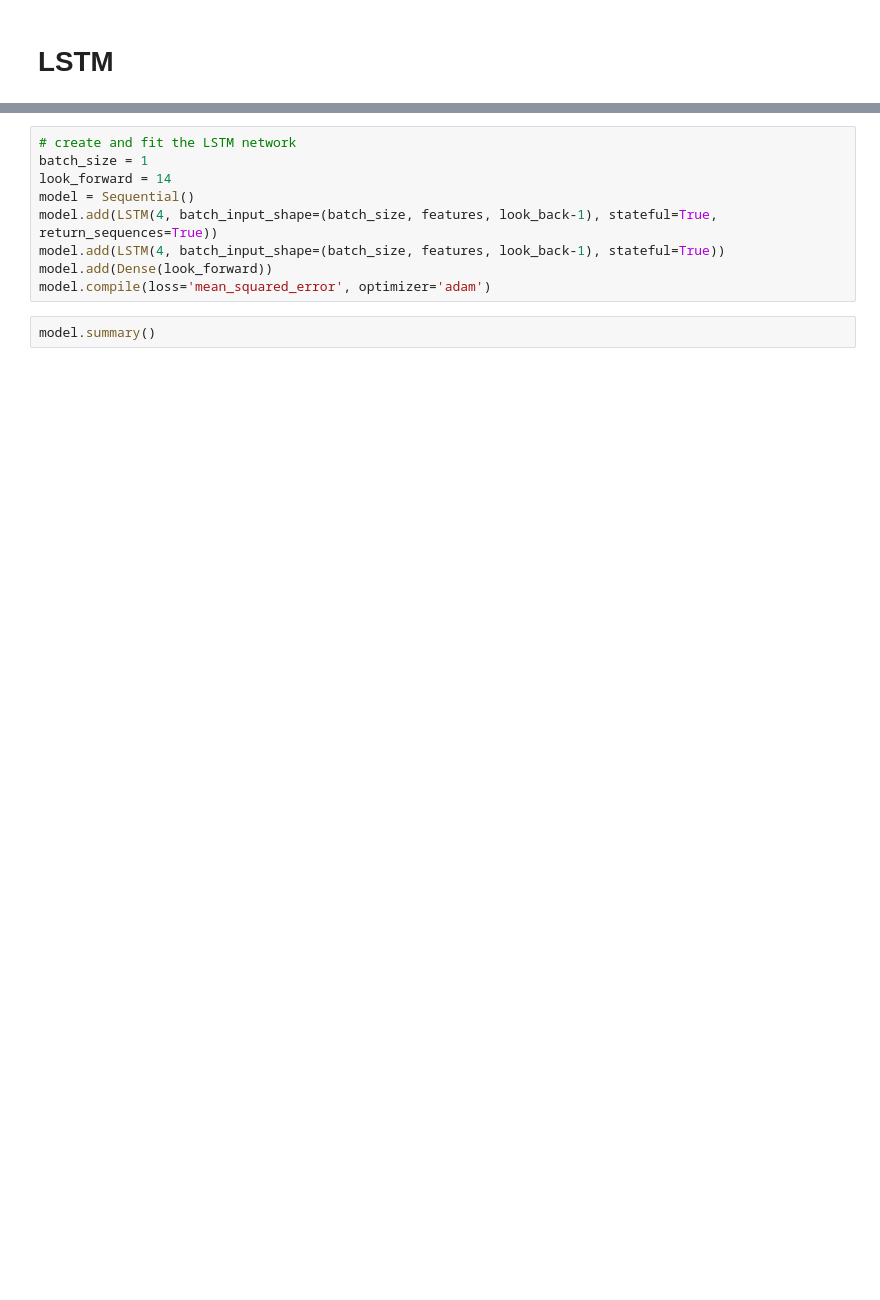
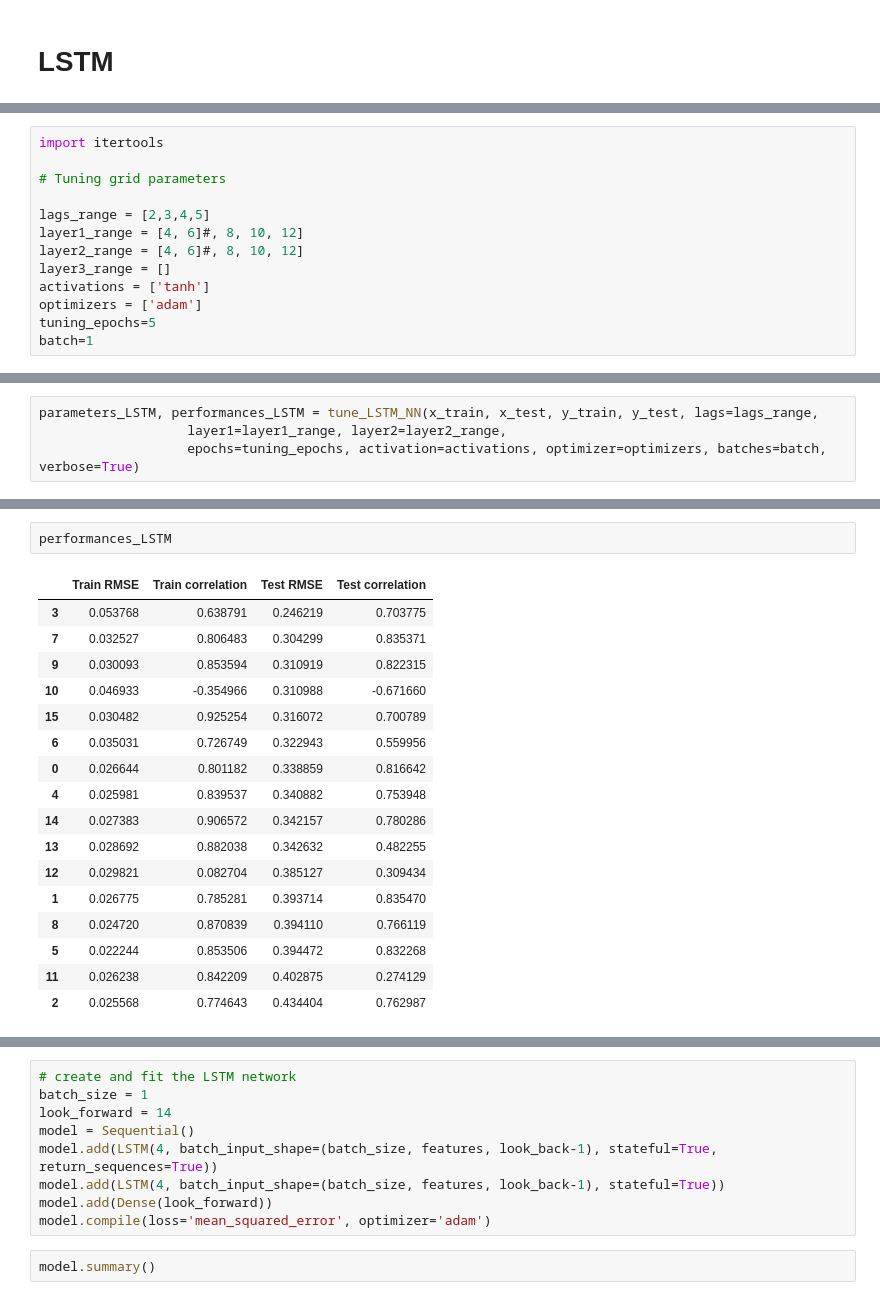
Before and after one commit to ncarf/prediction-uci, a Jupyter notebook: Prediction_UCI.ipynb, the cells around one changed output, grey strips where cells are left out. Cells and saved outputs as stored; diff of their text form; blank space fills up the shorter version.

```diff
--- a/Prediction_UCI.ipynb
+++ b/Prediction_UCI.ipynb
@@ -992,0 +1393,13 @@ x_test_temp = x_test
+# %%
+import itertools
+
+# Tuning grid parameters
+
+lags_range = [2,3,4,5]
+layer1_range = [4, 6]#, 8, 10, 12]
+layer2_range = [4, 6]#, 8, 10, 12]
+layer3_range = []
+activations = ['tanh']
+optimizers = ['adam']
+tuning_epochs=5
+batch=1
@@ -992,0 +1420,4 @@ x_test_temp = x_test
+# %%
+parameters_LSTM, performances_LSTM = tune_LSTM_NN(x_train, x_test, y_train, y_test, lags=lags_range,
+                   layer1=layer1_range, layer2=layer2_range,
+                   epochs=tuning_epochs, activation=activations, optimizer=optimizers, batches=batch, verbose=True)
@@ -992,0 +1442,20 @@ x_test_temp = x_test
+# %%
+performances_LSTM
+# %% [output]
+|  | Train RMSE | Train correlation | Test RMSE | Test correlation |
+| 3 | 0.053768 | 0.638791 | 0.246219 | 0.703775 |
+| 7 | 0.032527 | 0.806483 | 0.304299 | 0.835371 |
+| 9 | 0.030093 | 0.853594 | 0.310919 | 0.822315 |
+| 10 | 0.046933 | -0.354966 | 0.310988 | -0.671660 |
+| 15 | 0.030482 | 0.925254 | 0.316072 | 0.700789 |
+| 6 | 0.035031 | 0.726749 | 0.322943 | 0.559956 |
+| 0 | 0.026644 | 0.801182 | 0.338859 | 0.816642 |
+| 4 | 0.025981 | 0.839537 | 0.340882 | 0.753948 |
+| 14 | 0.027383 | 0.906572 | 0.342157 | 0.780286 |
+| 13 | 0.028692 | 0.882038 | 0.342632 | 0.482255 |
+| 12 | 0.029821 | 0.082704 | 0.385127 | 0.309434 |
+| 1 | 0.026775 | 0.785281 | 0.393714 | 0.835470 |
+| 8 | 0.024720 | 0.870839 | 0.394110 | 0.766119 |
+| 5 | 0.022244 | 0.853506 | 0.394472 | 0.832268 |
+| 11 | 0.026238 | 0.842209 | 0.402875 | 0.274129 |
+| 2 | 0.025568 | 0.774643 | 0.434404 | 0.762987 |
```
Also changed, not shown: parts of 92 cells of this notebook.
